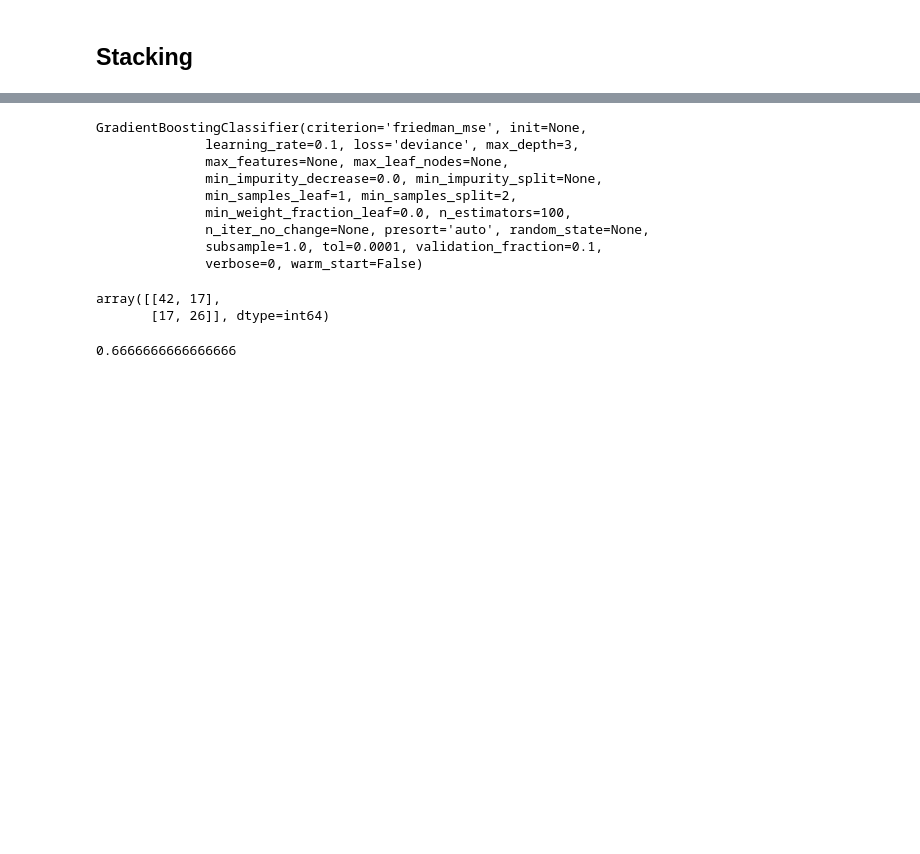
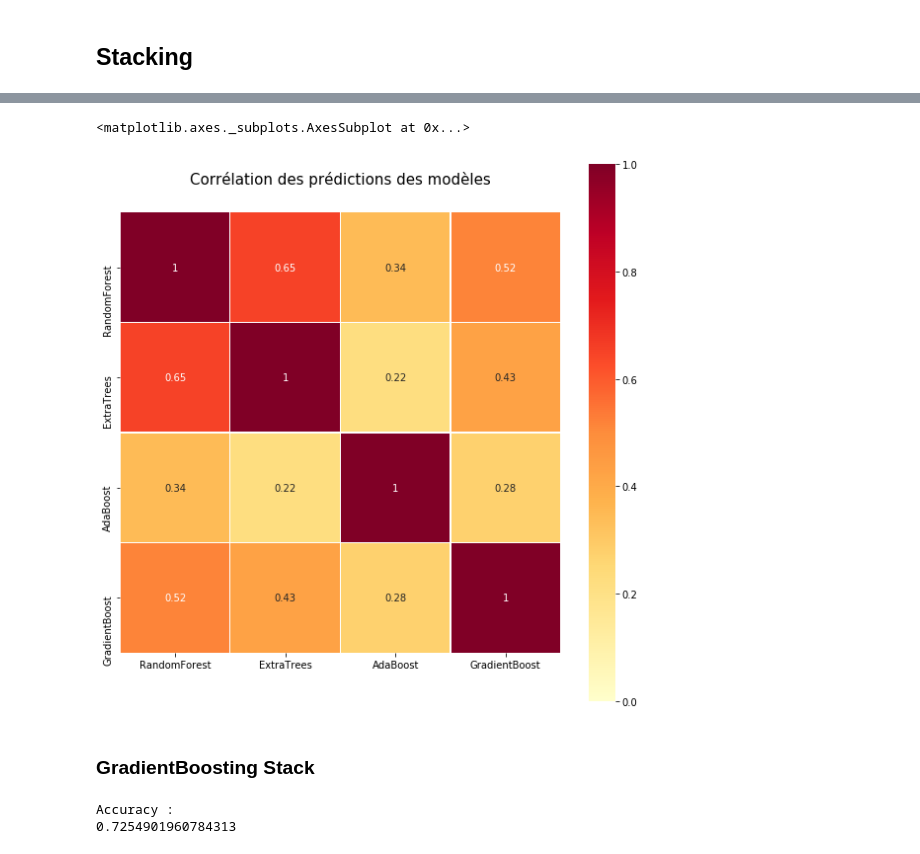
Before and after one commit to dataforgoodfr/batch_5_transplant, a Jupyter notebook: notebooks/Modeling - Comparing Machine Learning Methods .ipynb, the cells around one changed output, grey strips where cells are left out. Drawn from its saved outputs; the diff is of its cells as text; code cells hidden in the pictures; blank space fills up the shorter version.

Commit message:
update Comparaison ML avec Stacking --version finale

```diff
--- a/notebooks/Modeling - Comparing Machine Learning Methods .ipynb
+++ b/notebooks/Modeling - Comparing Machine Learning Methods .ipynb
@@ -704,3 +709,14 @@ py.iplot(data, filename='labelled-heatmap')
+# %%
+colormap = plt.cm.YlOrRd
+plt.figure(figsize=(10,10))
+plt.title('Corrélation des prédictions des modèles', y=1.05, size=15)
+sns.heatmap(premieres_predictions_train.astype(float).corr().values, linewidths=0.1,
+            square=True, cmap=colormap, linecolor='white', annot=True,
+           vmin=0, vmax=1,
+           xticklabels=premieres_predictions_train.columns.values, yticklabels=premieres_predictions_train.columns.values)
+# %% [output]
+<matplotlib.axes._subplots.AxesSubplot at 0x...>
+[figure, added]
 # %%
 x_train_stack = np.concatenate(( et_oof_train, rf_oof_train, ada_oof_train, gb_oof_train), axis=1)
 x_test_stack = np.concatenate(( et_oof_test, rf_oof_test, ada_oof_test, gb_oof_test), axis=1)
@@ -709,23 +723,15 @@ from sklearn.ensemble import GradientBoostingClassifier
+# %% [markdown]
+### GradientBoosting Stack
 # %%
 GBC_stck=GradientBoostingClassifier()
 # %%
 GBC_stck.fit(x_train_stack,y_train)
+y_test_GBC_stack=GBC_stck.predict(x_test_stack)
-# %% [output]
-GradientBoostingClassifier(criterion='friedman_mse', init=None,
-              learning_rate=0.1, loss='deviance', max_depth=3,
-              max_features=None, max_leaf_nodes=None,
-              min_impurity_decrease=0.0, min_impurity_split=None,
-              min_samples_leaf=1, min_samples_split=2,
-              min_weight_fraction_leaf=0.0, n_estimators=100,
-              n_iter_no_change=None, presort='auto', random_state=None,
-              subsample=1.0, tol=0.0001, validation_fraction=0.1,
-              verbose=0, warm_start=False)
-# %%
-confusion_matrix(y_test,GBC_stck.predict(x_test_stack))
-# %% [output]
-array([[42, 17],
-       [17, 26]], dtype=int64)
-# %%
-metrics.accuracy_score(y_test,GBC_stck.predict(x_test_stack))
-# %% [output]
-0.6666666666666666
+# %%
+print("Accuracy :")
+GBC_stack_accu=metrics.accuracy_score(y_test,y_test_GBC_stack)
+accu_comparaison['Gradient Boosting Stacked']=GBC_stack_accu
+print(GBC_stack_accu)
+# %% [output]
+Accuracy :
+0.7254901960784313
```
Also changed, not shown: parts of 38 cells of this notebook.
